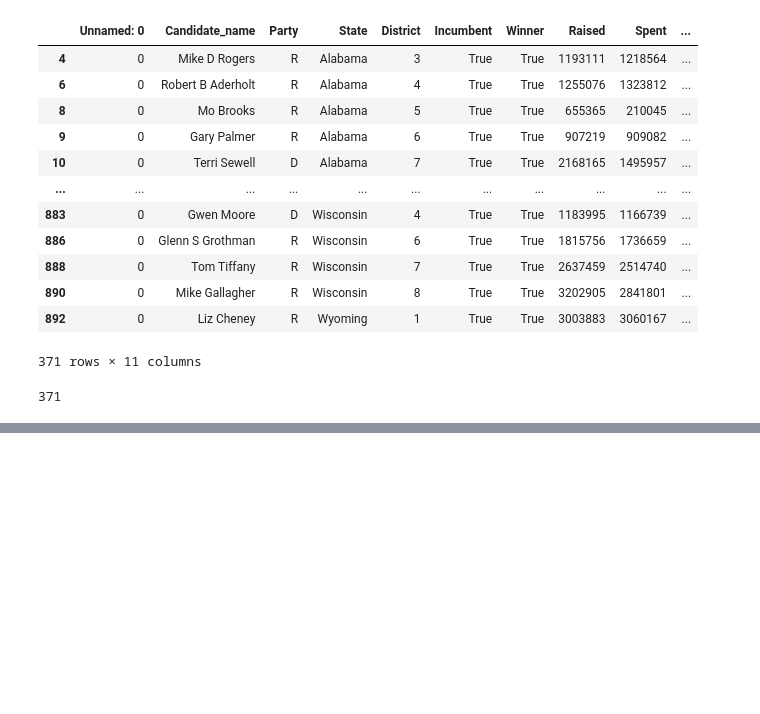
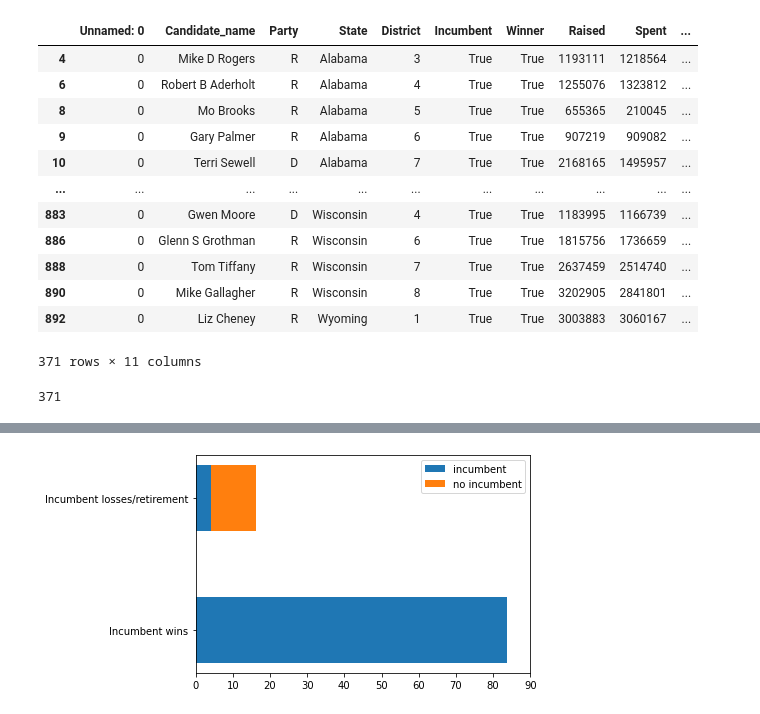
Before and after one commit to nss-data-science-cohort-5/webscraping_open_secrets-silver-ish-sharks, a Jupyter notebook: notebooks/Analyses_Conrad.ipynb, the cells around one changed output, grey strips where cells are left out. Cells and saved outputs as stored; diff of their text form; code cells hidden in the pictures; blank space fills up the shorter version.

Commit message:
got data for bar charts. looking at formatting and getting sunburst graph

```diff
--- a/notebooks/Analyses_Conrad.ipynb
+++ b/notebooks/Analyses_Conrad.ipynb
@@ -152,0 +169,17 @@ incumbent_agg.head()
+# %%
+labels = ['Incumbent wins', 'Incumbent losses/retirement']
+
+results = [all_incumb_win_perc, all_incumb_loss_perc]
+i_none = [0, all_no_incumb_run_perc]
+width = 0.5
+
+fig, ax = plt.subplots()
+
+ax.barh(labels, results, width, label = "incumbent")
+ax.barh(labels, i_none, width, left = results, label = "no incumbent")
+ax.set_xticks(np.arange(0, 91, 10))
+ax.legend()
+
+plt.show()
+# %% [output]
+[figure, added]
```
Also changed, not shown: parts of 10 cells of this notebook.
